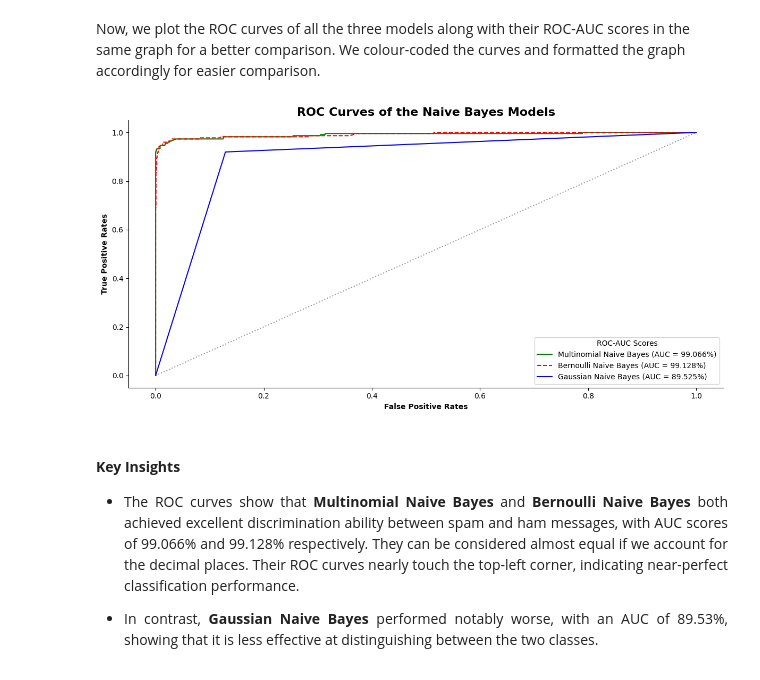
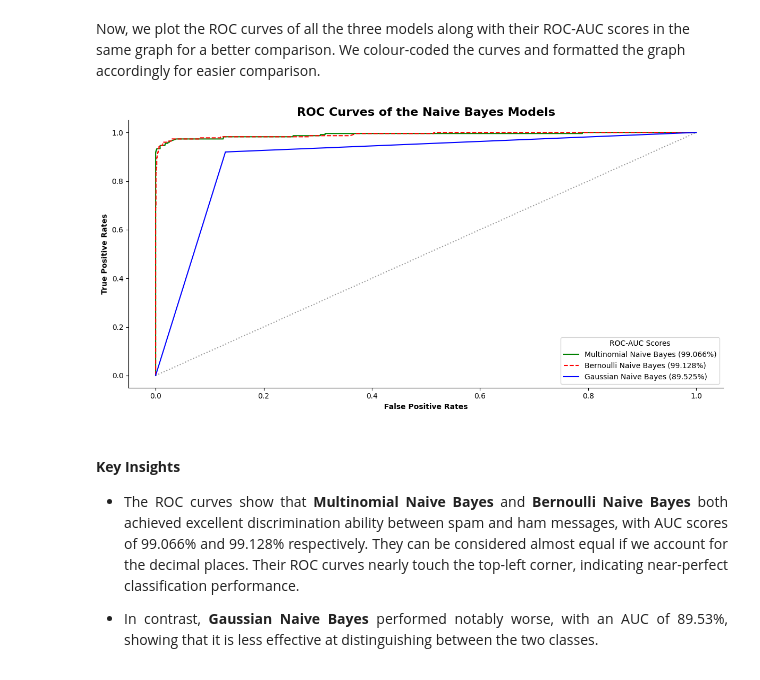
Before and after one commit to tasnimtalha09/applied-machine-learning-for-business, a Jupyter notebook: Project 01 — Understanding & Explaining a Machine Learning Algorithm/Naive Bayes Classifiers.ipynb, the cells around one changed output. Cells and saved outputs as stored; diff of their text form; code cells hidden in the pictures.

```diff
--- a/Project 01 — Understanding & Explaining a Machine Learning Algorithm/Naive Bayes Classifiers.ipynb
+++ b/Project 01 — Understanding & Explaining a Machine Learning Algorithm/Naive Bayes Classifiers.ipynb
@@ -140,19 +141,19 @@ We also used `stop_words = "english"` in both vectorizers to remove common Engli
 # MultinomialNB
 from sklearn.feature_extraction.text import CountVectorizer
 vectoriser_mnb = CountVectorizer(stop_words = "english")
-X_train_mnb = vectoriser_mnb.fit_transform(X_train)
-X_test_mnb = vectoriser_mnb.transform(X_test)
+X_train_mnb = vectoriser_mnb.fit_transform(raw_documents = X_train)
+X_test_mnb = vectoriser_mnb.transform(raw_documents = X_test)
 
 # BernoulliNB
 vectoriser_bnb = CountVectorizer(stop_words = "english", binary = True)
-X_train_bnb = vectoriser_bnb.fit_transform(X_train)
-X_test_bnb = vectoriser_bnb.transform(X_test)
+X_train_bnb = vectoriser_bnb.fit_transform(raw_documents = X_train)
+X_test_bnb = vectoriser_bnb.transform(raw_documents = X_test)
 
 # GaussianNB
 from sklearn.feature_extraction.text import TfidfVectorizer
 vectoriser_gnb = TfidfVectorizer(stop_words = "english")
-X_train_gnb = vectoriser_gnb.fit_transform(X_train).toarray()
-X_test_gnb = vectoriser_gnb.transform(X_test).toarray()
+X_train_gnb = vectoriser_gnb.fit_transform(raw_documents = X_train).toarray()
+X_test_gnb = vectoriser_gnb.transform(raw_documents = X_test).toarray()
 # %% [markdown]
 # **Model Training & Evaluation**
 # %% [markdown]
@@ -336,24 +339,25 @@ Now, we plot the ROC curves of all the three models along with their ROC-AUC sco
 # %%
 # Fixing the plot size
 plt.figure(figsize = (12,6))
 
 # Plotting a 45-degree reference line
 plt.plot([0, 1], [0, 1], color = "black", linestyle = "dotted", alpha = 0.4)
 
 # Plotting the ROC curves
-plt.plot(fpr_mnb, tpr_mnb, label = f"Multinomial Naive Bayes (AUC = {roc_score_mnb:.3%})", color = "green")
-plt.plot(fpr_bnb, tpr_bnb, label = f"Bernoulli Naive Bayes (AUC = {roc_score_bnb:.3%})", color = "red", linestyle = "--")
-plt.plot(fpr_gnb, tpr_gnb, label = f"Gaussian Naive Bayes (AUC = {roc_score_gnb:.3%})", color = "blue")
+plt.plot(fpr_mnb, tpr_mnb, label = f"Multinomial Naive Bayes ({roc_score_mnb:.3%})", color = "green")
+plt.plot(fpr_bnb, tpr_bnb, label = f"Bernoulli Naive Bayes ({roc_score_bnb:.3%})", color = "red", linestyle = "--")
+plt.plot(fpr_gnb, tpr_gnb, label = f"Gaussian Naive Bayes ({roc_score_gnb:.3%})", color = "blue")
 
 # Formatting the plot
-plt.title("ROC Curves of the Naive Bayes Models", fontsize = 16, fontweight = "bold")
-plt.xlabel("False Positive Rates", fontweight = "bold")
-plt.ylabel("True Positive Rates", fontweight = "bold")
+plt.title(label = "ROC Curves of the Naive Bayes Models", fontsize = 16, fontweight = "bold")
+plt.xlabel(xlabel = "False Positive Rates", fontweight = "bold")
+plt.ylabel(ylabel = "True Positive Rates", fontweight = "bold")
 plt.legend(title = "ROC-AUC Scores", loc = 4)
+sns.despine()
 plt.tight_layout()
-sns.despine()
+plt.tight_layout()
 # %% [output]
-[figure, old version]
+[figure, new version]
 # %% [markdown]
 #### **Key Insights**
 
```
Also changed, not shown: parts of 9 cells of this notebook, 6 other files.
